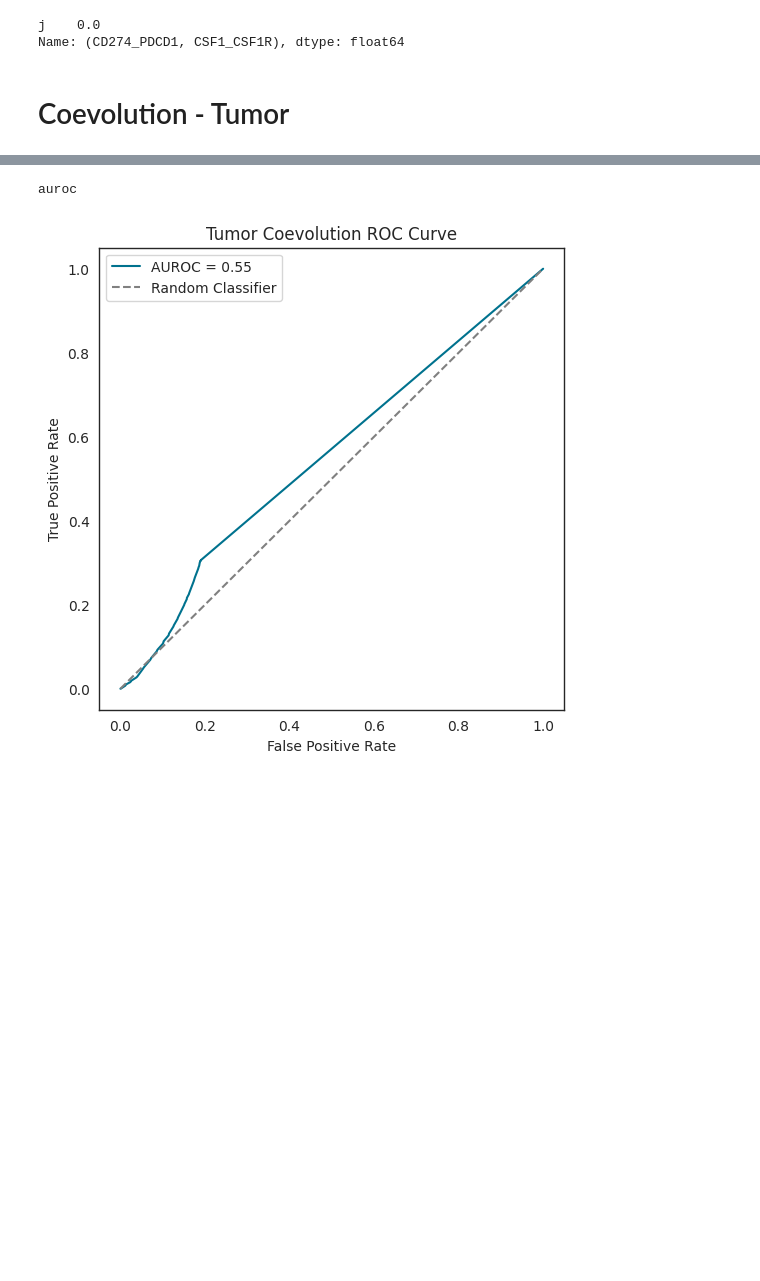
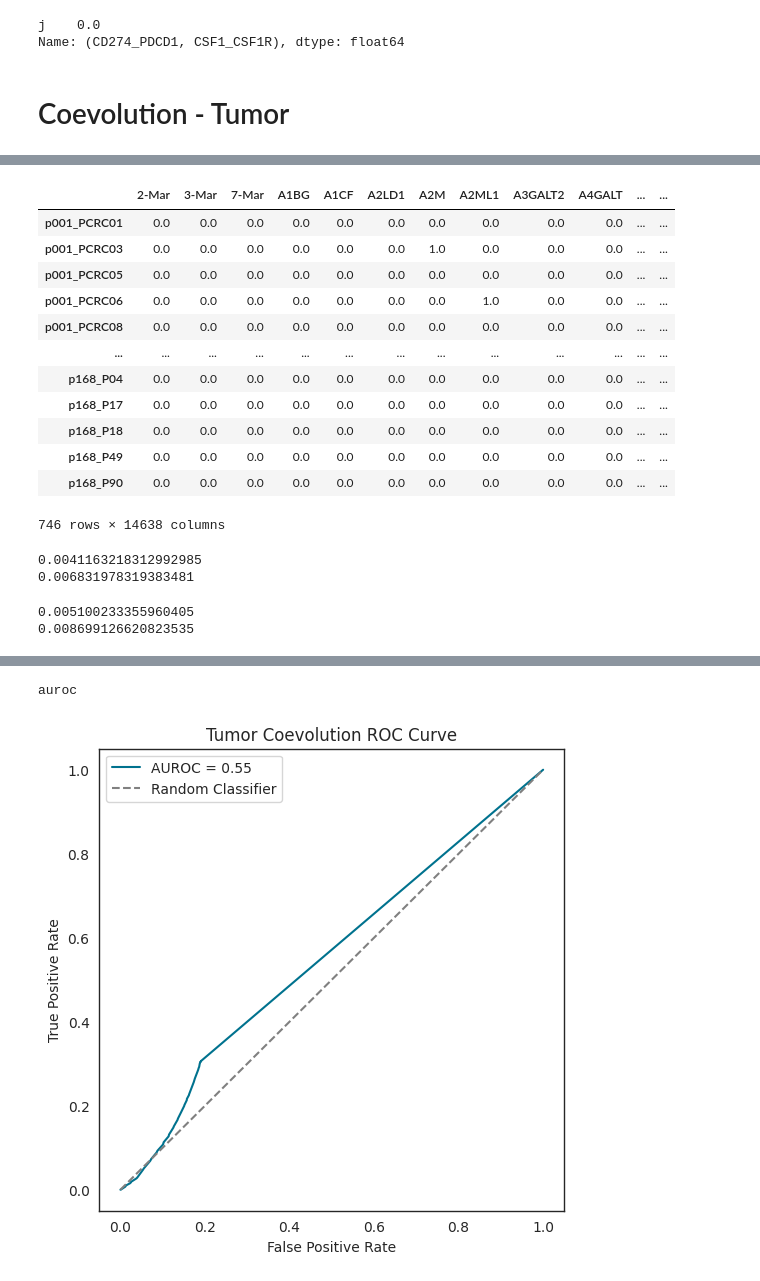
Before and after one commit to lorenzoamir/cci_circuits_paper_2025, a Jupyter notebook: code/notebook.ipynb, the cells around one changed output, grey strips where cells are left out. Drawn from its saved outputs; the diff is of its cells as text; code cells hidden in the pictures; blank space fills up the shorter version.

```diff
--- a/code/notebook.ipynb
+++ b/code/notebook.ipynb
@@ -178,0 +188,5 @@ Name: (CD274_PDCD1, CSF1_CSF1R), dtype: float64
+# %%
+def get_mutation(string):
+    # Extract the content inside the parentheses and remove everything else
+    match = re.search(r'\(([^()]*)\)', string)
+    return match.group(1).strip() if match else ''  # Return the content inside parentheses or an empty string if no match
@@ -178,0 +329,25 @@ Name: (CD274_PDCD1, CSF1_CSF1R), dtype: float64
+# %%
+def dict_to_dataframe(data_dict):
+    # Convert each series to a DataFrame and concatenate them along the columns
+    df = pd.DataFrame(data_dict).T
+
+    # Fill missing values with 0
+    df = df.fillna(0)
+
+    return df
+
+counts = {}
+
+for sample, sampledf in df.query('when == "Trunk"').groupby('sample'):
+    counts[sample] = sampledf['gene'].value_counts()
+
+# Convert the dictionary to a DataFrame
+trunk_df = dict_to_dataframe(counts)
+
+counts = {}
+
+for sample, sampledf in df.query('when == "Branch/Private"').groupby('sample'):
+    counts[sample] = sampledf['gene'].value_counts()
+
+# Convert the dictionary to a DataFrame
+priv_df = dict_to_dataframe(counts)
@@ -178,0 +357,16 @@ Name: (CD274_PDCD1, CSF1_CSF1R), dtype: float64
+# %%
+trunk_df
+# %% [output]
+|  | 2-Mar | 3-Mar | 7-Mar | A1BG | A1CF | A2LD1 | A2M | A2ML1 | A3GALT2 | A4GALT | ... | ... |
+| p001_PCRC01 | 0.0 | 0.0 | 0.0 | 0.0 | 0.0 | 0.0 | 0.0 | 0.0 | 0.0 | 0.0 | ... | ... |
+| p001_PCRC03 | 0.0 | 0.0 | 0.0 | 0.0 | 0.0 | 0.0 | 1.0 | 0.0 | 0.0 | 0.0 | ... | ... |
+| p001_PCRC05 | 0.0 | 0.0 | 0.0 | 0.0 | 0.0 | 0.0 | 0.0 | 0.0 | 0.0 | 0.0 | ... | ... |
+| p001_PCRC06 | 0.0 | 0.0 | 0.0 | 0.0 | 0.0 | 0.0 | 0.0 | 1.0 | 0.0 | 0.0 | ... | ... |
+| p001_PCRC08 | 0.0 | 0.0 | 0.0 | 0.0 | 0.0 | 0.0 | 0.0 | 0.0 | 0.0 | 0.0 | ... | ... |
+| ... | ... | ... | ... | ... | ... | ... | ... | ... | ... | ... | ... | ... |
+| p168_P04 | 0.0 | 0.0 | 0.0 | 0.0 | 0.0 | 0.0 | 0.0 | 0.0 | 0.0 | 0.0 | ... | ... |
+| p168_P17 | 0.0 | 0.0 | 0.0 | 0.0 | 0.0 | 0.0 | 0.0 | 0.0 | 0.0 | 0.0 | ... | ... |
+| p168_P18 | 0.0 | 0.0 | 0.0 | 0.0 | 0.0 | 0.0 | 0.0 | 0.0 | 0.0 | 0.0 | ... | ... |
+| p168_P49 | 0.0 | 0.0 | 0.0 | 0.0 | 0.0 | 0.0 | 0.0 | 0.0 | 0.0 | 0.0 | ... | ... |
+| p168_P90 | 0.0 | 0.0 | 0.0 | 0.0 | 0.0 | 0.0 | 0.0 | 0.0 | 0.0 | 0.0 | ... | ... |
+746 rows × 14638 columns
@@ -178,0 +376,12 @@ Name: (CD274_PDCD1, CSF1_CSF1R), dtype: float64
+# %%
+print(trunk_mean.loc[~trunk_mean.index.isin(lr)].mean())
+print(priv_mean.loc[~priv_mean.index.isin(lr)].mean())
+# %% [output]
+0.0041163218312992985
+0.006831978319383481
+# %%
+print(trunk_mean.loc[trunk_mean.index.isin(lr)].mean())
+print(priv_mean.loc[priv_mean.index.isin(lr)].mean())
+# %% [output]
+0.005100233355960405
+0.008699126620823535
```
Also changed, not shown: parts of 36 cells of this notebook, 2 other files.
